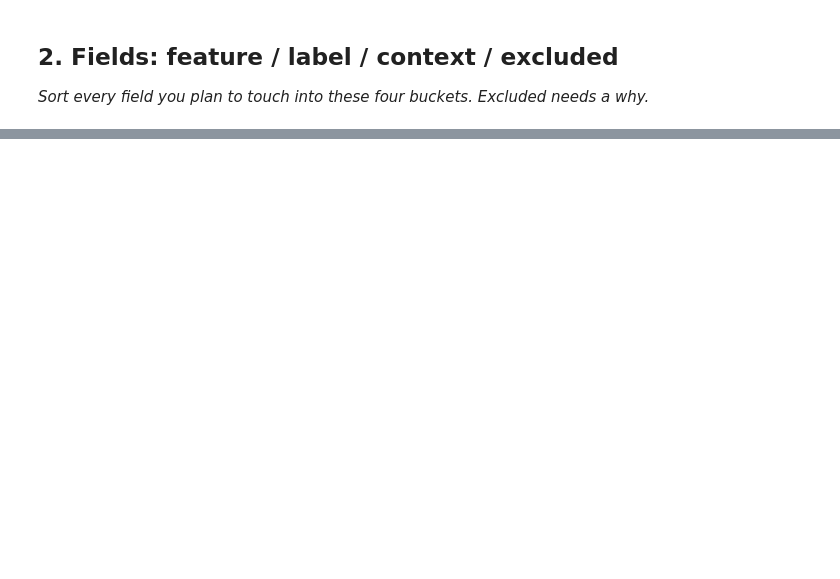
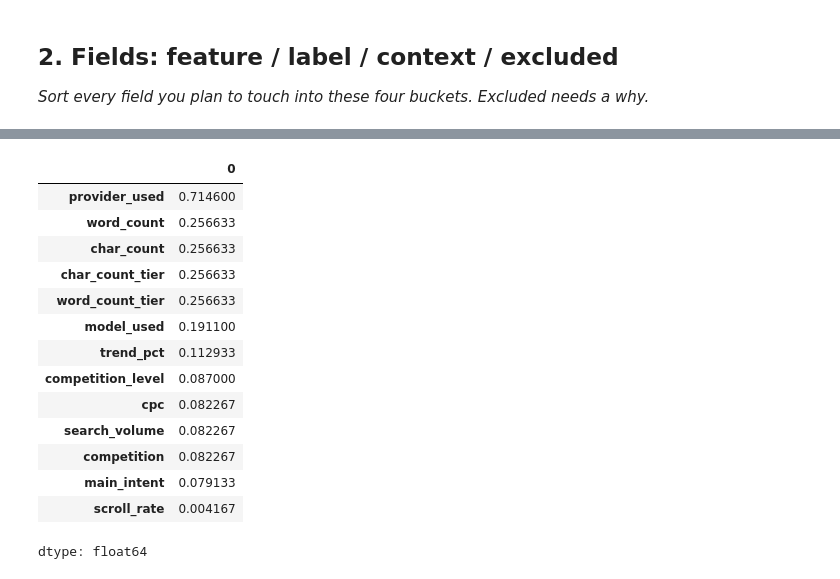
Before and after one commit to Dilip-Git18/flyrank-ml-internship, a Jupyter notebook: work/notebooks/w03_data_contract.ipynb, the cells around one changed output, grey strips where cells are left out. Saved outputs shown, nothing was run; the diff lists cells and outputs as text; code cells hidden in the pictures; blank space fills up the shorter version.

```diff
--- a/work/notebooks/w03_data_contract.ipynb
+++ b/work/notebooks/w03_data_contract.ipynb
@@ -24,0 +275,24 @@ This skeleton is yours to fill. Work the sections **in order** — each one has
+# %%
+missing = (
+    df.isnull()
+    .mean()
+    .sort_values(ascending=False)
+)
+
+missing[missing > 0]
+# %% [output]
+|  | 0 |
+| provider_used | 0.714600 |
+| word_count | 0.256633 |
+| char_count | 0.256633 |
+| char_count_tier | 0.256633 |
+| word_count_tier | 0.256633 |
+| model_used | 0.191100 |
+| trend_pct | 0.112933 |
+| competition_level | 0.087000 |
+| cpc | 0.082267 |
+| search_volume | 0.082267 |
+| competition | 0.082267 |
+| main_intent | 0.079133 |
+| scroll_rate | 0.004167 |
+dtype: float64
```
Also changed, not shown: parts of 21 cells of this notebook.
